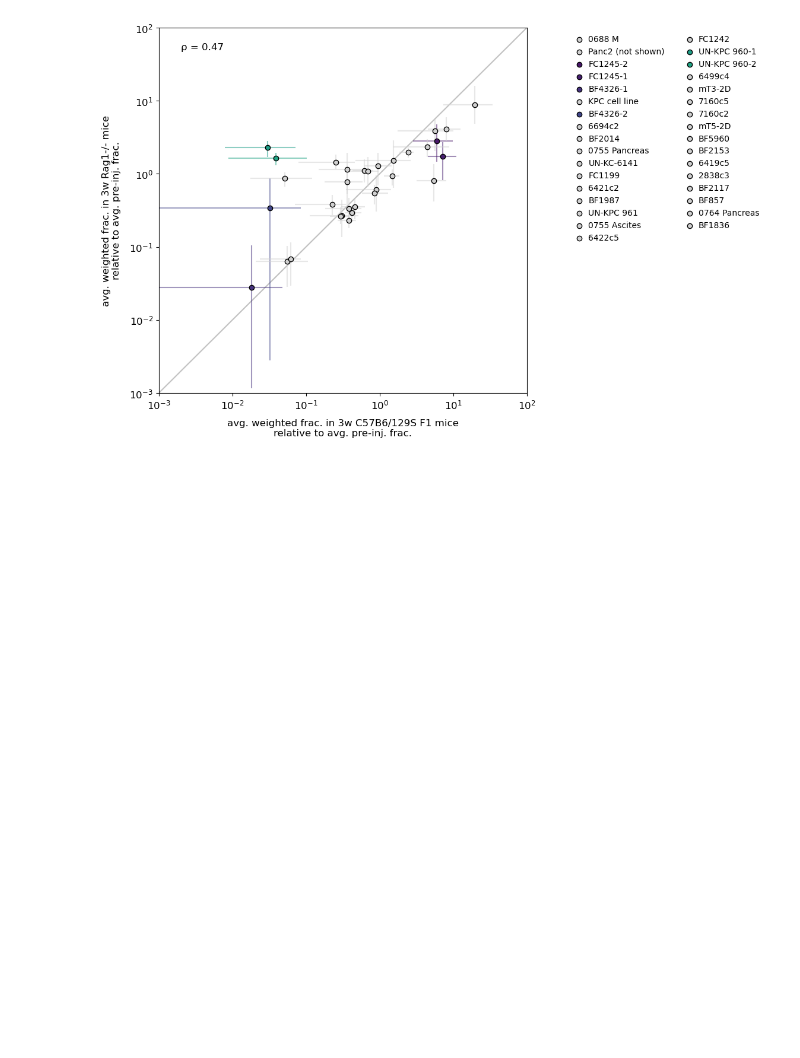
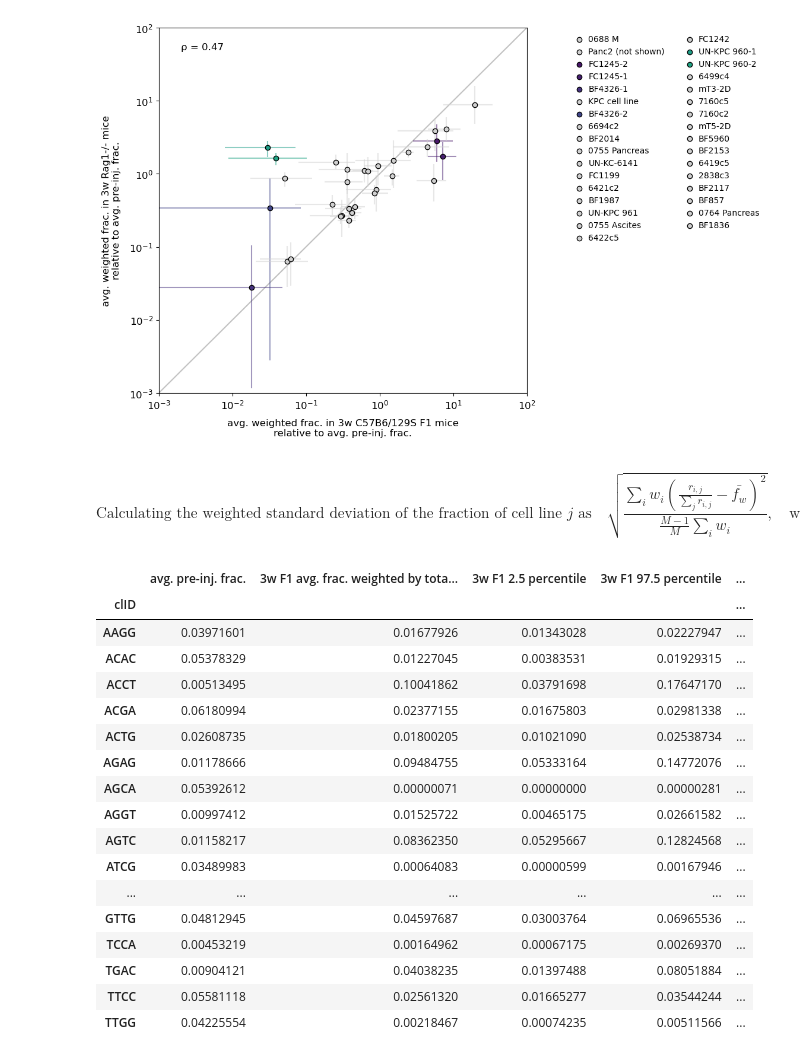
Before and after one commit to alyulina/metastatic-phenotypes, a Jupyter notebook: cell-line-level_in-vivo_bootstrapping.ipynb, the cells around one changed output. Cells and saved outputs as stored; diff of their text form; code cells hidden in the pictures; blank space fills up the shorter version.

```diff
--- a/cell-line-level_in-vivo_bootstrapping.ipynb
+++ b/cell-line-level_in-vivo_bootstrapping.ipynb
@@ -363,0 +396,36 @@ plt.legend(frameon=False, ncol=2, handletextpad=0.1, bbox_to_anchor=(1.1, 1));
+# %%
+# calculating weighted averages first;
+# treating Rag1-/- samples as different mice which is probably wrong
+
+for j in clIDs:
+    if j in ['GATC', 'AACC']: # skipping spike-in and mT4-2D
+        continue
+
+    num = 0
+    denom = 0
+    for i in samples_2d_f1:
+        num += n_reads.loc[j, i] # number of cells for j in a sample
+        denom += sum(n_reads.loc[[x for x in clIDs if x not in ['GATC', 'AACC']], i]) # number of cells for all cell lines in a sample
+                                                                                      # (summing over j)
+
+    mean_j = num / denom # for each cell line, avg. cell fraction in each mouse
+                         # (summing num. and denom. over i)
+
+    avgs.loc[j, '2d F1 avg. frac. weighted by total # reads'] = mean_j
+
+
+for j in clIDs:
+    if j in ['GATC', 'AACC']: # skipping spike-in and mT4-2D
+        continue
+
+    num = 0
+    denom = 0
+    for i in samples_2d_rag1:
+        num += n_reads.loc[j, i] # number of cells for j in a sample
+        denom += sum(n_reads.loc[[x for x in clIDs if x not in ['GATC', 'AACC']], i]) # number of cells for all cell lines in a sample
+                                                                                      # (summing over j)
+
+    mean_j = num / denom # for each cell line, avg. cell fraction in each mouse
+                         # (summing num. and denom. over i)
+
+    avgs.loc[j, '2d Rag1-/- avg. frac. weighted by total # reads'] = mean_j
@@ -363,0 +434,5 @@ plt.legend(frameon=False, ncol=2, handletextpad=0.1, bbox_to_anchor=(1.1, 1));
+# %% [markdown]
+$$
+\text{Calculating the weighted standard deviation of the fraction of cell line $j$ as} \quad \sqrt{\frac{\sum_i w_i \left(\frac{r_{i,j}}{\sum_j r_{i,j}} - \bar{f_w}\right)^2}{\frac{M-1}{M}\sum_i w_i}}, \quad \text{where the weightning function $w_i$ is the number of cells in sample $i$:} \quad w_i = \frac{\sum_{j}r_{i,j}}{R_i}N, \quad \text{where $R_i$ is the number of spike-in reads in sample $i$, $N$ is the number of spiked-in cells,
+$M$ is the number of samples with non-zero values and $\bar{f_w}$ is the weighted average from above.}
+$$
@@ -363,0 +495,21 @@ plt.legend(frameon=False, ncol=2, handletextpad=0.1, bbox_to_anchor=(1.1, 1));
+# %%
+avgs
+# %% [output]
+|  | avg. pre-inj. frac. | 3w F1 avg. frac. weighted by tota... | 3w F1 2.5 percentile | 3w F1 97.5 percentile | ... |
+| clID |  |  |  |  | ... |
+| AAGG | 0.03971601 | 0.01677926 | 0.01343028 | 0.02227947 | ... |
+| ACAC | 0.05378329 | 0.01227045 | 0.00383531 | 0.01929315 | ... |
+| ACCT | 0.00513495 | 0.10041862 | 0.03791698 | 0.17647170 | ... |
+| ACGA | 0.06180994 | 0.02377155 | 0.01675803 | 0.02981338 | ... |
+| ACTG | 0.02608735 | 0.01800205 | 0.01021090 | 0.02538734 | ... |
+| AGAG | 0.01178666 | 0.09484755 | 0.05333164 | 0.14772076 | ... |
+| AGCA | 0.05392612 | 0.00000071 | 0.00000000 | 0.00000281 | ... |
+| AGGT | 0.00997412 | 0.01525722 | 0.00465175 | 0.02661582 | ... |
+| AGTC | 0.01158217 | 0.08362350 | 0.05295667 | 0.12824568 | ... |
+| ATCG | 0.03489983 | 0.00064083 | 0.00000599 | 0.00167946 | ... |
+| ... | ... | ... | ... | ... | ... |
+| GTTG | 0.04812945 | 0.04597687 | 0.03003764 | 0.06965536 | ... |
+| TCCA | 0.00453219 | 0.00164962 | 0.00067175 | 0.00269370 | ... |
+| TGAC | 0.00904121 | 0.04038235 | 0.01397488 | 0.08051884 | ... |
+| TTCC | 0.05581118 | 0.02561320 | 0.01665277 | 0.03544244 | ... |
+| TTGG | 0.04225554 | 0.00218467 | 0.00074235 | 0.00511566 | ... |
```
Also changed, not shown: parts of 10 cells of this notebook.
